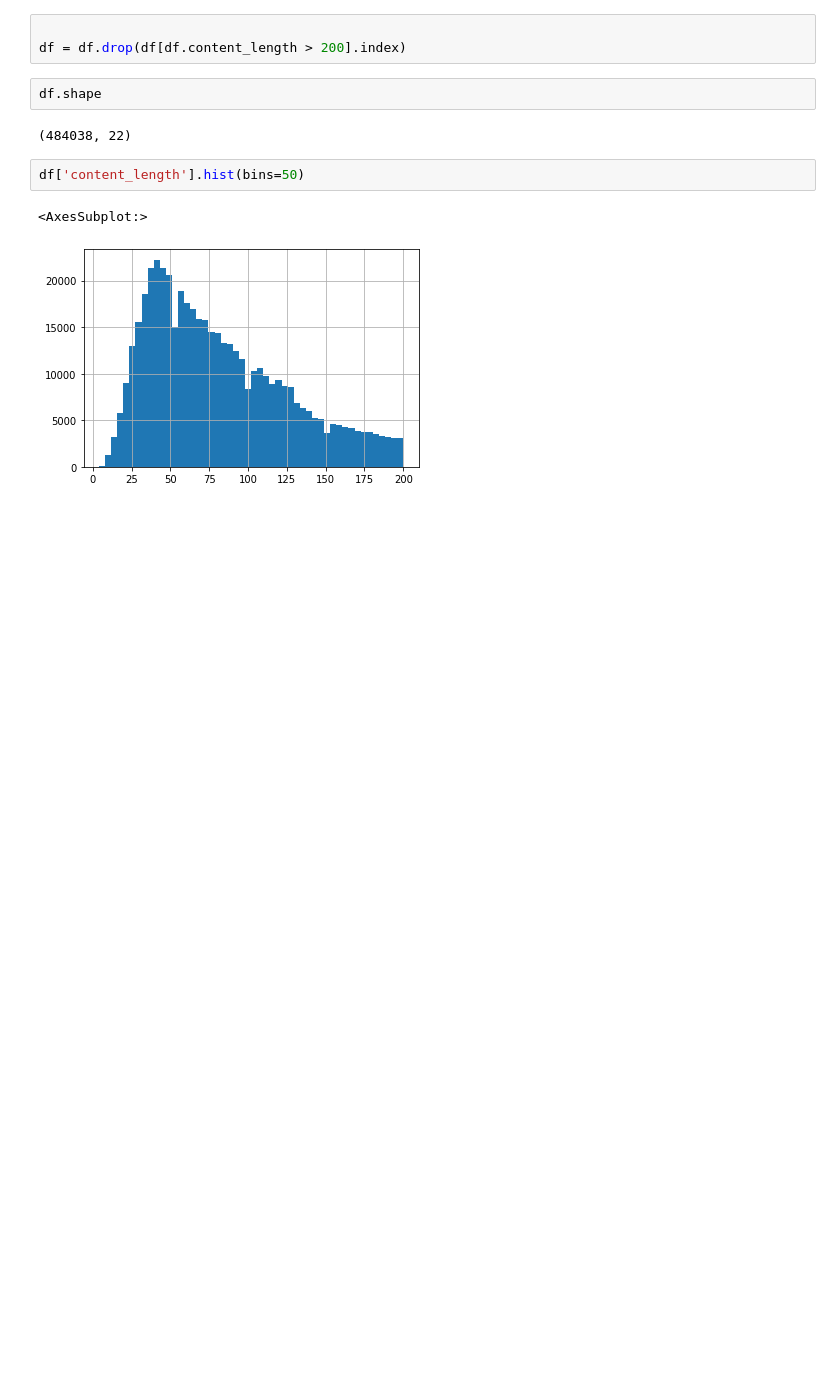
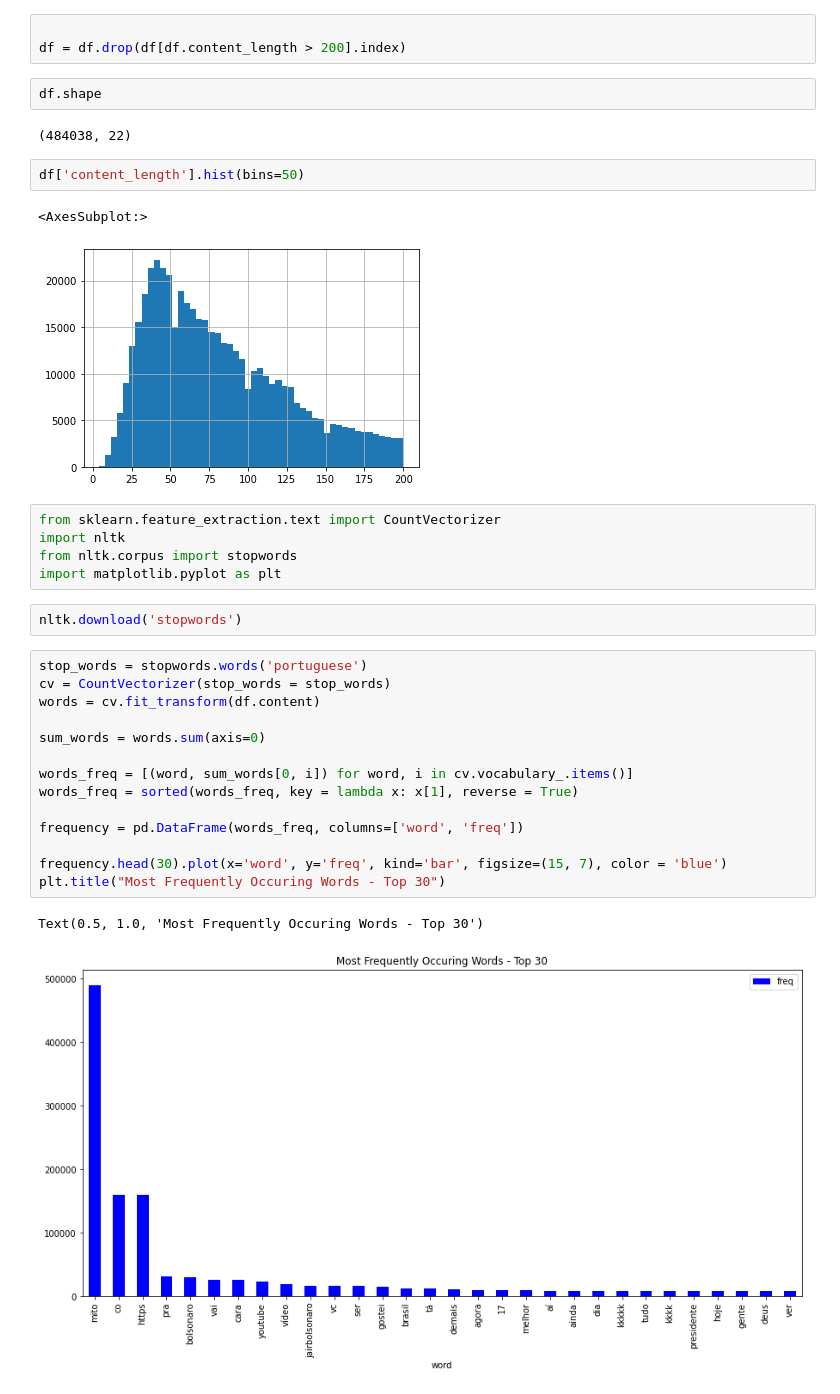
Before and after one commit to waguii/twitterelectionbr, a Jupyter notebook: notebooks/wagner_visualization.ipynb, the cells around one changed output. Saved outputs shown, nothing was run; the diff lists cells and outputs as text; blank space fills up the shorter version.

```diff
--- a/notebooks/wagner_visualization.ipynb
+++ b/notebooks/wagner_visualization.ipynb
@@ -88,4 +88,28 @@ df['content_length'].hist(bins=50)
 # %% [output]
 <AxesSubplot:>
 [figure]
+# %%
+from sklearn.feature_extraction.text import CountVectorizer
+import nltk
+from nltk.corpus import stopwords
+import matplotlib.pyplot as plt
+# %%
+nltk.download('stopwords')
+# %%
+stop_words = stopwords.words('portuguese')
+cv = CountVectorizer(stop_words = stop_words)
+words = cv.fit_transform(df.content)
+
+sum_words = words.sum(axis=0)
+
+words_freq = [(word, sum_words[0, i]) for word, i in cv.vocabulary_.items()]
+words_freq = sorted(words_freq, key = lambda x: x[1], reverse = True)
+
+frequency = pd.DataFrame(words_freq, columns=['word', 'freq'])
+
+frequency.head(30).plot(x='word', y='freq', kind='bar', figsize=(15, 7), color = 'blue')
+plt.title("Most Frequently Occuring Words - Top 30")
+# %% [output]
+Text(0.5, 1.0, 'Most Frequently Occuring Words - Top 30')
+[figure, added]
 # %%
```
Also changed, not shown: parts of 5 cells of this notebook, 1 other file.
